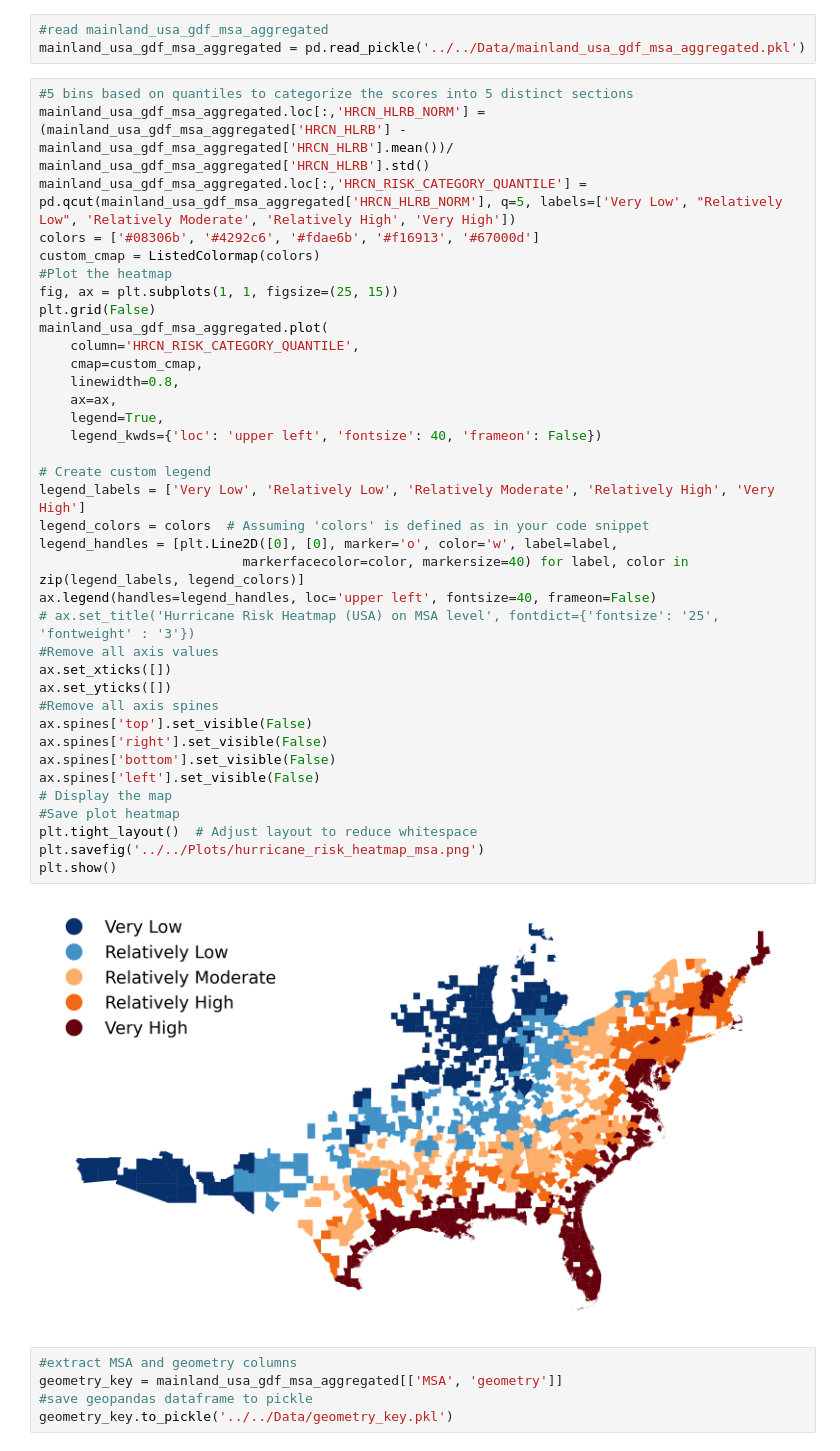
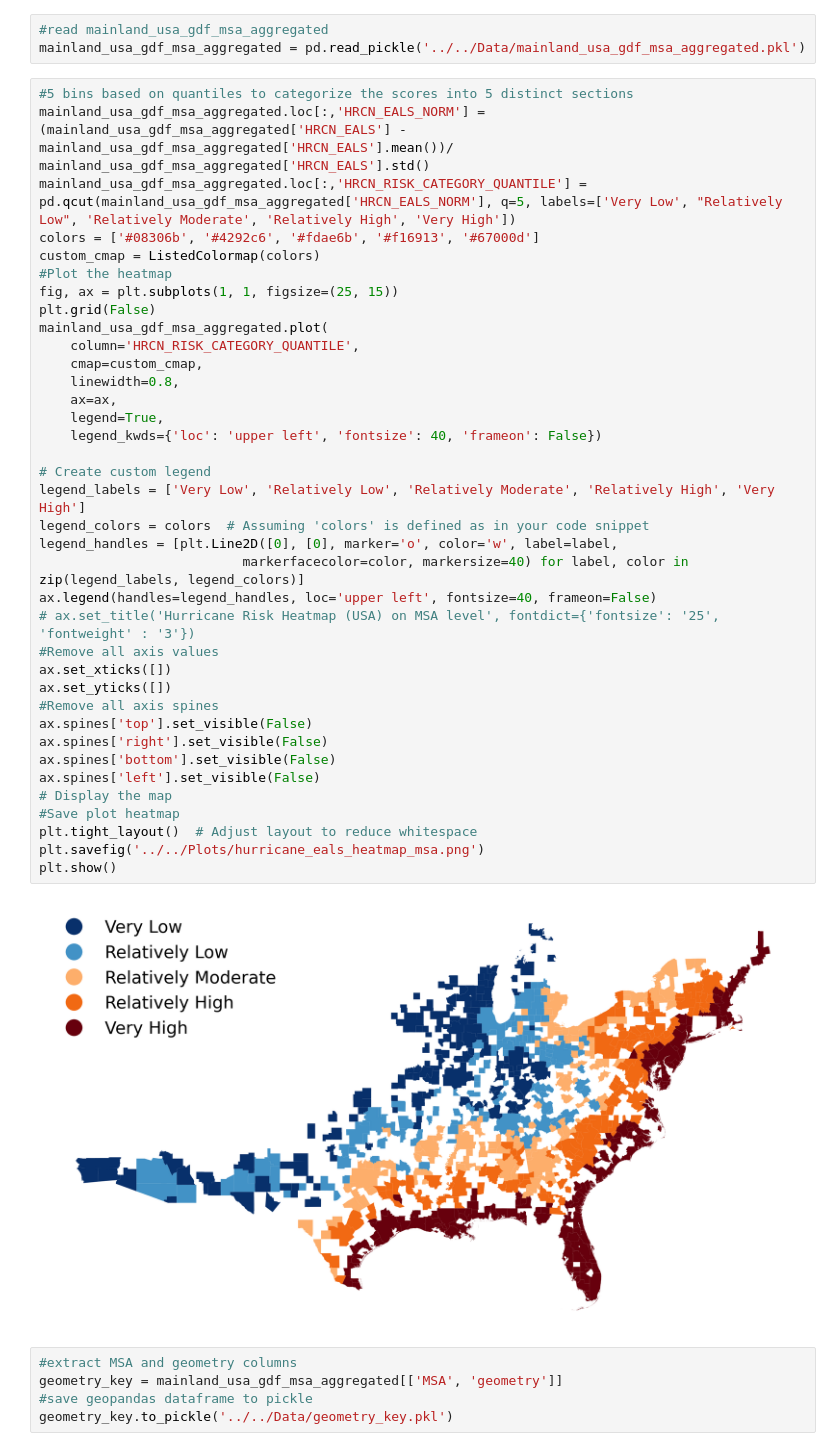
Before and after one commit to yannickpichardo/master_thesis, a Jupyter notebook: to_sql/hurricane_sql.ipynb, the cells around one changed output. Cells and saved outputs as stored; diff of their text form.

```diff
--- a/to_sql/hurricane_sql.ipynb
+++ b/to_sql/hurricane_sql.ipynb
@@ -157,43 +157,43 @@ mainland_usa_gdf_msa_aggregated.to_pickle('../../Data/mainland_usa_gdf_msa_aggre
 mainland_usa_gdf_msa_aggregated = pd.read_pickle('../../Data/mainland_usa_gdf_msa_aggregated.pkl')
 # %%
 #5 bins based on quantiles to categorize the scores into 5 distinct sections
-mainland_usa_gdf_msa_aggregated.loc[:,'HRCN_HLRB_NORM'] = (mainland_usa_gdf_msa_aggregated['HRCN_HLRB'] - mainland_usa_gdf_msa_aggregated['HRCN_HLRB'].mean())/ mainland_usa_gdf_msa_aggregated['HRCN_HLRB'].std()
-mainland_usa_gdf_msa_aggregated.loc[:,'HRCN_RISK_CATEGORY_QUANTILE'] = pd.qcut(mainland_usa_gdf_msa_aggregated['HRCN_HLRB_NORM'], q=5, labels=['Very Low', "Relatively Low", 'Relatively Moderate', 'Relatively High', 'Very High'])
+mainland_usa_gdf_msa_aggregated.loc[:,'HRCN_EALS_NORM'] = (mainland_usa_gdf_msa_aggregated['HRCN_EALS'] - mainland_usa_gdf_msa_aggregated['HRCN_EALS'].mean())/ mainland_usa_gdf_msa_aggregated['HRCN_EALS'].std()
+mainland_usa_gdf_msa_aggregated.loc[:,'HRCN_RISK_CATEGORY_QUANTILE'] = pd.qcut(mainland_usa_gdf_msa_aggregated['HRCN_EALS_NORM'], q=5, labels=['Very Low', "Relatively Low", 'Relatively Moderate', 'Relatively High', 'Very High'])
 colors = ['#08306b', '#4292c6', '#fdae6b', '#f16913', '#67000d']
 custom_cmap = ListedColormap(colors)
 #Plot the heatmap
 fig, ax = plt.subplots(1, 1, figsize=(25, 15))
 plt.grid(False)
 mainland_usa_gdf_msa_aggregated.plot(
     column='HRCN_RISK_CATEGORY_QUANTILE',
     cmap=custom_cmap,
     linewidth=0.8,
     ax=ax,
     legend=True,
     legend_kwds={'loc': 'upper left', 'fontsize': 40, 'frameon': False})
 
 # Create custom legend
 legend_labels = ['Very Low', 'Relatively Low', 'Relatively Moderate', 'Relatively High', 'Very High']
 legend_colors = colors  # Assuming 'colors' is defined as in your code snippet
 legend_handles = [plt.Line2D([0], [0], marker='o', color='w', label=label,
                           markerfacecolor=color, markersize=40) for label, color in zip(legend_labels, legend_colors)]
 ax.legend(handles=legend_handles, loc='upper left', fontsize=40, frameon=False)
 # ax.set_title('Hurricane Risk Heatmap (USA) on MSA level', fontdict={'fontsize': '25', 'fontweight' : '3'})
 #Remove all axis values
 ax.set_xticks([])
 ax.set_yticks([])
 #Remove all axis spines
 ax.spines['top'].set_visible(False)
 ax.spines['right'].set_visible(False)
 ax.spines['bottom'].set_visible(False)
 ax.spines['left'].set_visible(False)
 # Display the map
 #Save plot heatmap
 plt.tight_layout()  # Adjust layout to reduce whitespace
-plt.savefig('../../Plots/hurricane_risk_heatmap_msa.png')
+plt.savefig('../../Plots/hurricane_eals_heatmap_msa.png')
 plt.show()
 # %% [output]
-[figure, old version]
+[figure, new version]
 # %%
 #extract MSA and geometry columns
 geometry_key = mainland_usa_gdf_msa_aggregated[['MSA', 'geometry']]
```
Also changed, not shown: 3 other files.
